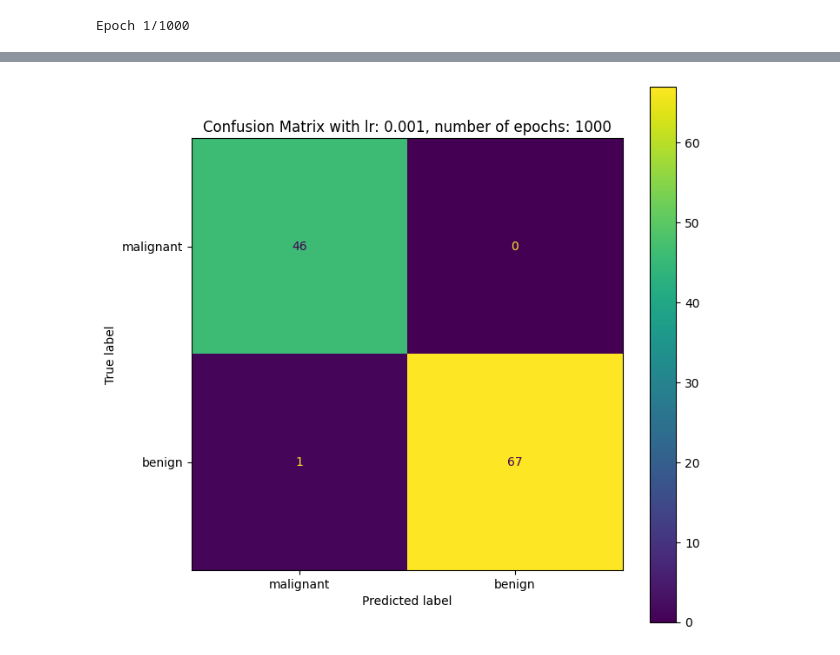
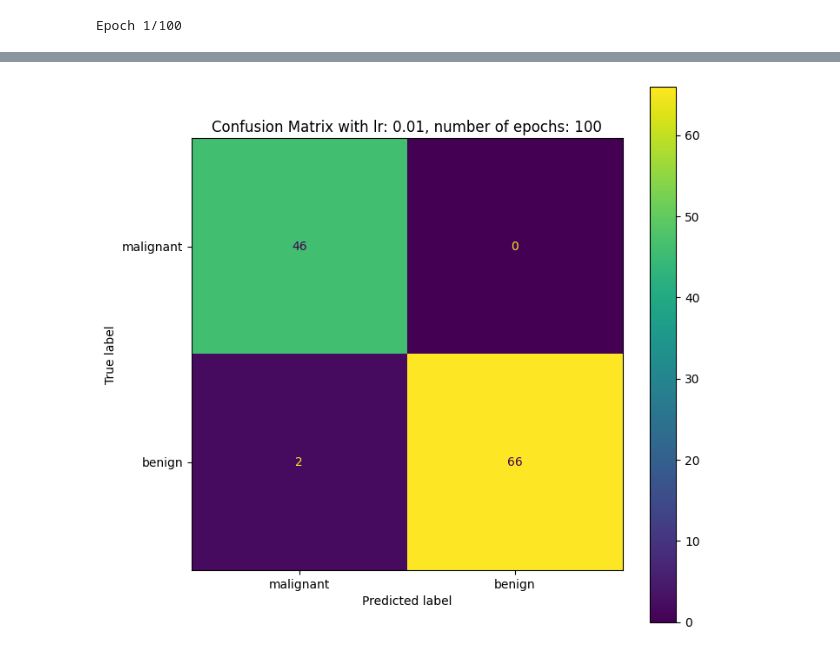
Before and after one commit to sphia-g/ML24UiO, a Jupyter notebook: Project2/Sourcecode/tensorflow_Classification.ipynb, the cells around one changed output, grey strips where cells are left out. Cells and saved outputs as stored; diff of their text form; code cells hidden in the pictures.

```diff
--- a/Project2/Sourcecode/tensorflow_Classification.ipynb
+++ b/Project2/Sourcecode/tensorflow_Classification.ipynb
@@ -25,16 +25,20 @@ X = scaler.fit_transform(X)
 # Split the dataset into training and testing sets
 X_train, X_test, y_train, y_test = train_test_split(X, y, test_size=0.2, random_state=2024)
 
+#allowing for different activation functions on each layer:
+model = Sequential()
 
-model = Sequential()
+# Tuning the parameters:
 model.add(Dense(10, input_dim=X_train.shape[1], activation='relu'))
 model.add(Dense(1, activation='sigmoid'))
+learning_rate = 0.01
+epochs = 100
 
 # Compile the model
-model.compile(optimizer=Adam(learning_rate=0.001), loss='binary_crossentropy', metrics=['accuracy'])
+model.compile(optimizer=Adam(learning_rate=learning_rate), loss='binary_crossentropy', metrics=['accuracy'])
 
 # Train the model
-model.fit(X_train, y_train, epochs=1000, batch_size=32, verbose=2)
+model.fit(X_train, y_train, epochs=epochs, batch_size=32, verbose=2)
 
 # Make predictions on the test set
 y_pred = model.predict(X_test)
@@ -49,7 +53,7 @@ conf_matrix = confusion_matrix(y_test, y_pred)
 disp = ConfusionMatrixDisplay(confusion_matrix=conf_matrix, display_labels=data.target_names)
 fig, ax = plt.subplots(figsize=(8, 8))
 disp.plot(ax=ax)
-plt.title(f"Confusion Matrix with lr: 0.001, number of epochs: 1000")
+plt.title("Confusion Matrix with lr: %s, number of epochs: %s" %(learning_rate, epochs))
 plt.show()
 # %% [output]
-Epoch 1/1000
+Epoch 1/100
@@ -73 +77 @@ Accuracy on test set: 0.9912280701754386
-[figure, old version]
+[figure, new version]
```
Also changed, not shown: parts of 1 cell of this notebook, 5 other files.
